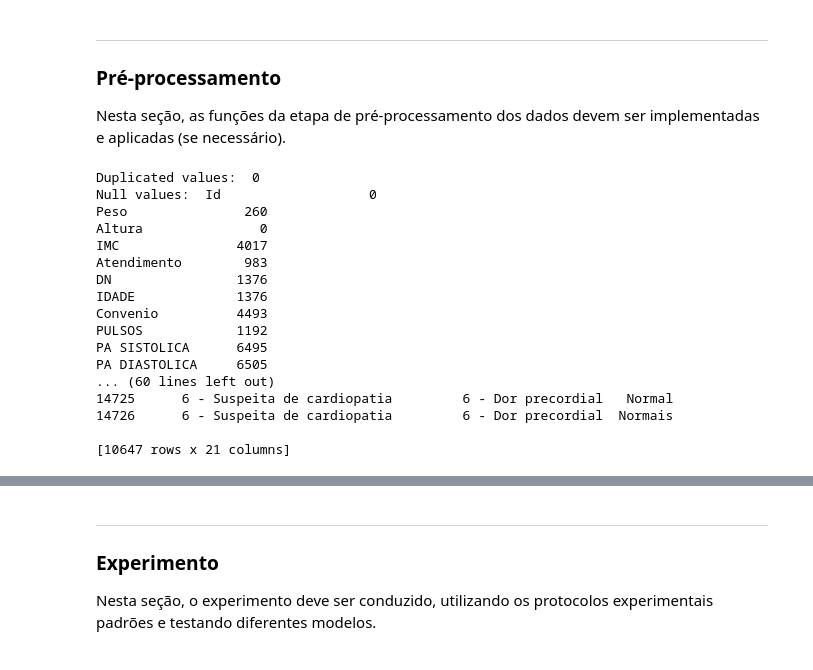
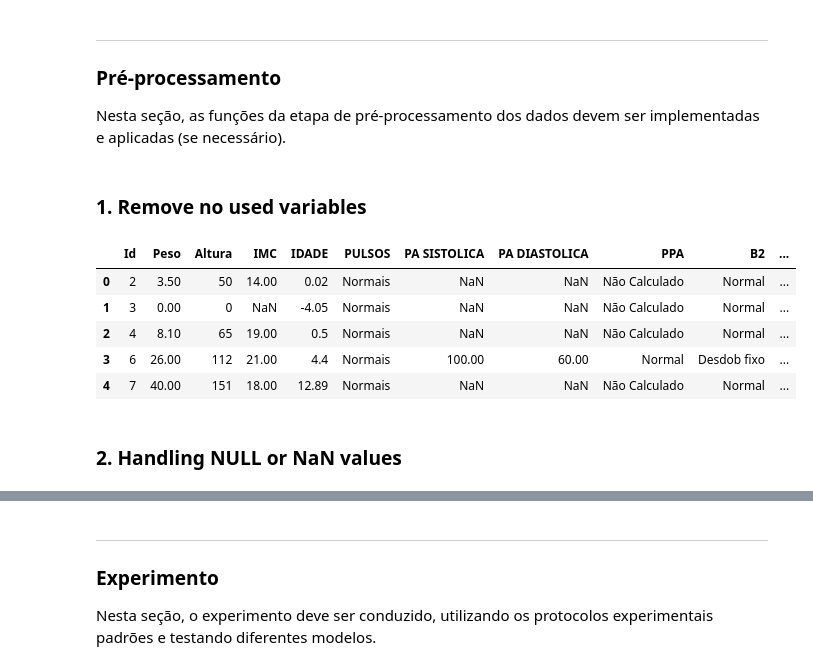
Before and after one commit to fernandoMessias/Aprendizado-de-Maquina---Deteccao-de-patologias-cardiacas-em-pacientes-pediatricos, a Jupyter notebook: main.ipynb, the cells around one changed output, grey strips where cells are left out. Cells and saved outputs as stored; diff of their text form; code cells hidden in the pictures.

Commit message:
Working on Pre Processing phase - Remove non used variables; Partial handling of NaN values

```diff
--- a/main.ipynb
+++ b/main.ipynb
@@ -309,34 +309,3 @@ plt.show()
 ### Pré-processamento
 
 Nesta seção, as funções da etapa de pré-processamento dos dados devem ser implementadas e aplicadas (se necessário).
-# %%
-# Remove duplicated values
-print("Duplicated values: ", merged_file.duplicated().sum())
-
-# Count quantity of null values on the columns
-NAN_val = merged_file.isna().sum()
-print("Null values: ", NAN_val)
-
-# Code to identify noises on the dataset
-merged_file['classe_unica'] = merged_file.groupby(['MOTIVO1','MOTIVO2'])['CLASSE'].transform('nunique')
-noisy_data = merged_file[merged_file['classe_unica'] > 1].drop('classe_unica', axis=1)
-
-print("Noise data: ", noisy_data)
-# %% [output]
-Duplicated values:  0
-Null values:  Id                   0
-Peso               260
-Altura               0
-IMC               4017
-Atendimento        983
-DN                1376
-IDADE             1376
-Convenio          4493
-PULSOS            1192
-PA SISTOLICA      6495
-PA DIASTOLICA     6505
-... (60 lines left out)
-14725      6 - Suspeita de cardiopatia         6 - Dor precordial   Normal
-14726      6 - Suspeita de cardiopatia         6 - Dor precordial  Normais
-
-[10647 rows x 21 columns]
@@ -342,0 +320,17 @@ PA DIASTOLICA     6505
+# %% [markdown]
+### 1. Remove no used variables
+# %%
+# Remove the variables that will not be used in the analysis
+colunas = ['Id', 'Peso', 'Altura', 'IMC', 'IDADE', 'PULSOS', 'PA SISTOLICA', 'PA DIASTOLICA', 'PPA', 'B2', 'SOPRO', 'FC', 'HDA 1', 'HDA2', 'SEXO', 'MOTIVO1', 'MOTIVO2']
+
+df_rhp_classe_processed = pd.DataFrame(df_rhp_classe, columns=colunas)
+df_rhp_classe_processed.head()
+# %% [output]
+|  | Id | Peso | Altura | IMC | IDADE | PULSOS | PA SISTOLICA | PA DIASTOLICA | PPA | B2 | ... |
+| 0 | 2 | 3.50 | 50 | 14.00 | 0.02 | Normais | NaN | NaN | Não Calculado | Normal | ... |
+| 1 | 3 | 0.00 | 0 | NaN | -4.05 | Normais | NaN | NaN | Não Calculado | Normal | ... |
+| 2 | 4 | 8.10 | 65 | 19.00 | 0.5 | Normais | NaN | NaN | Não Calculado | Normal | ... |
+| 3 | 6 | 26.00 | 112 | 21.00 | 4.4 | Normais | 100.00 | 60.00 | Normal | Desdob fixo | ... |
+| 4 | 7 | 40.00 | 151 | 18.00 | 12.89 | Normais | NaN | NaN | Não Calculado | Normal | ... |
+# %% [markdown]
+### 2. Handling NULL or NaN values
```
Also changed, not shown: parts of 4 cells of this notebook.
